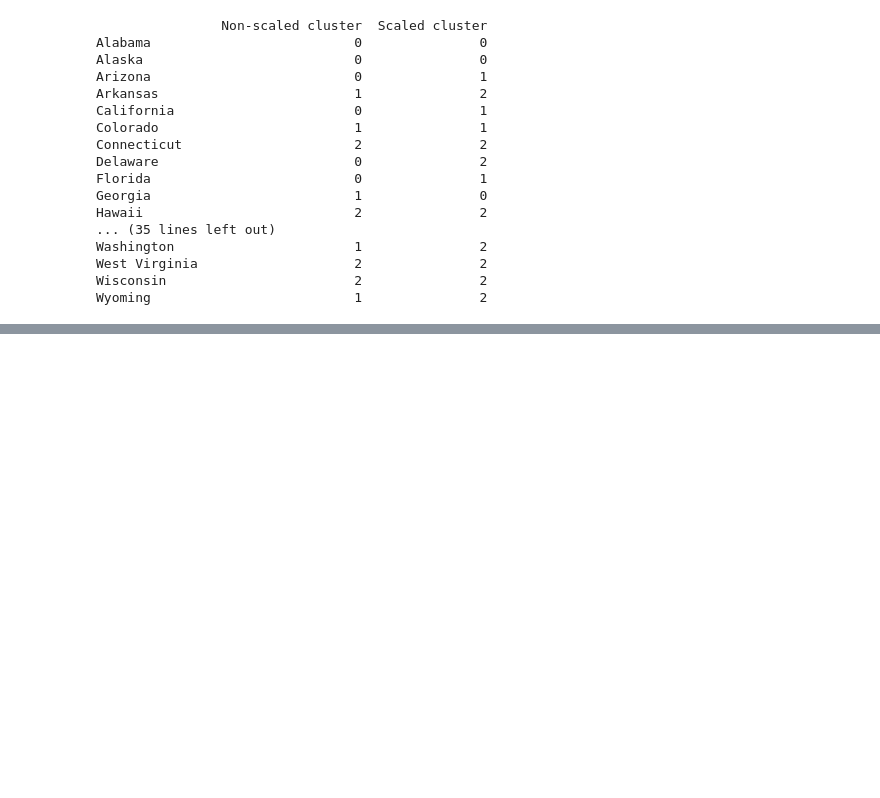
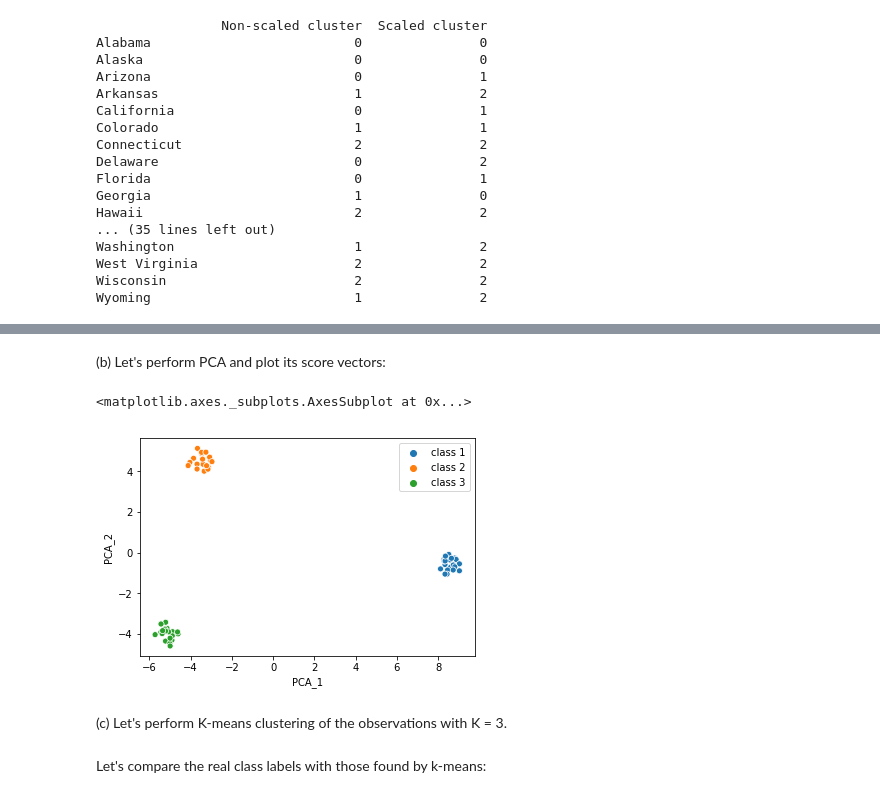
Before and after one commit to martinagvilas/intro_stat_learning, a Jupyter notebook: notebooks/ch10_exercises.ipynb, the cells around one changed output, grey strips where cells are left out. Cells and saved outputs as stored; diff of their text form; code cells hidden in the pictures; blank space fills up the shorter version.

```diff
--- a/notebooks/ch10_exercises.ipynb
+++ b/notebooks/ch10_exercises.ipynb
@@ -212,0 +312,23 @@ Wyoming                          1               2
+# %%
+# Set seed to obtain the same results each time
+random.seed(2)
+
+# Create matrix of random numbers with nomal distribution
+np.random.seed(2)
+X_2 = np.random.rand(60,50)
+
+# Create first class
+X_2[0:20,0] = X_2[0:20,0] + 3
+X_2[0:20,1] = X_2[0:20,1] - 4
+
+# Create second class
+X_2[20:40,0] = X_2[20:40,0] - 10
+X_2[20:40,1] = X_2[20:40,1] - 2
+
+# Create third class
+X_2[40:60,0] = X_2[40:60,0] - 7
+X_2[40:60,1] = X_2[40:60,1] + 6
+
+# Print resulting matrix
+print(np.shape(X_2))
+print(X_2)
@@ -212,0 +350,2 @@ Wyoming                          1               2
+# %% [markdown]
+(b) Let's perform PCA and plot its score vectors:
@@ -212,0 +354,22 @@ Wyoming                          1               2
+# %%
+# Compute PCA
+pca = PCA()
+pca_score_vectors_2 = pca.fit_transform(X_2)
+
+# Transform data into a dataframe
+columns_pca_2 = ['PCA_' + str(pca +1) for pca in range(0, np.shape(pca_score_vectors_2)[1])]
+pca_score_vectors_df_2 = pd.DataFrame(pca_score_vectors_2, columns=columns_pca_2)
+
+# Define labels for classes
+class_1 = ['class 1']* 20
+class_2 = ['class 2']* 20
+class_3 = ['class 3']* 20
+labels = class_1 + class_2 + class_3
+
+# Plot
+sns.scatterplot(pca_score_vectors_df_2.iloc[:,0], pca_score_vectors_df_2.iloc[:,1], hue=labels)
+# %% [output]
+<matplotlib.axes._subplots.AxesSubplot at 0x...>
+[figure, added]
+# %% [markdown]
+(c) Let's perform K-means clustering of the observations with K = 3.
@@ -212,0 +383,2 @@ Wyoming                          1               2
+# %% [markdown]
+Let's compare the real class labels with those found by k-means:
```
Also changed, not shown: parts of 48 cells of this notebook.
